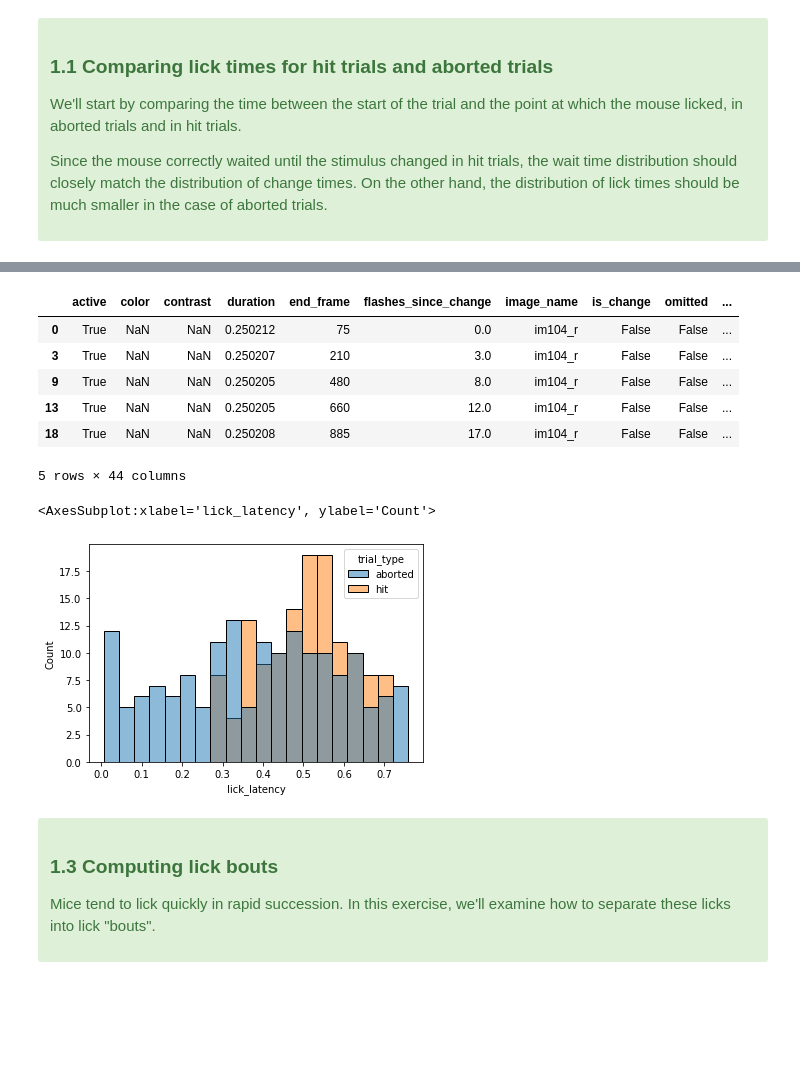
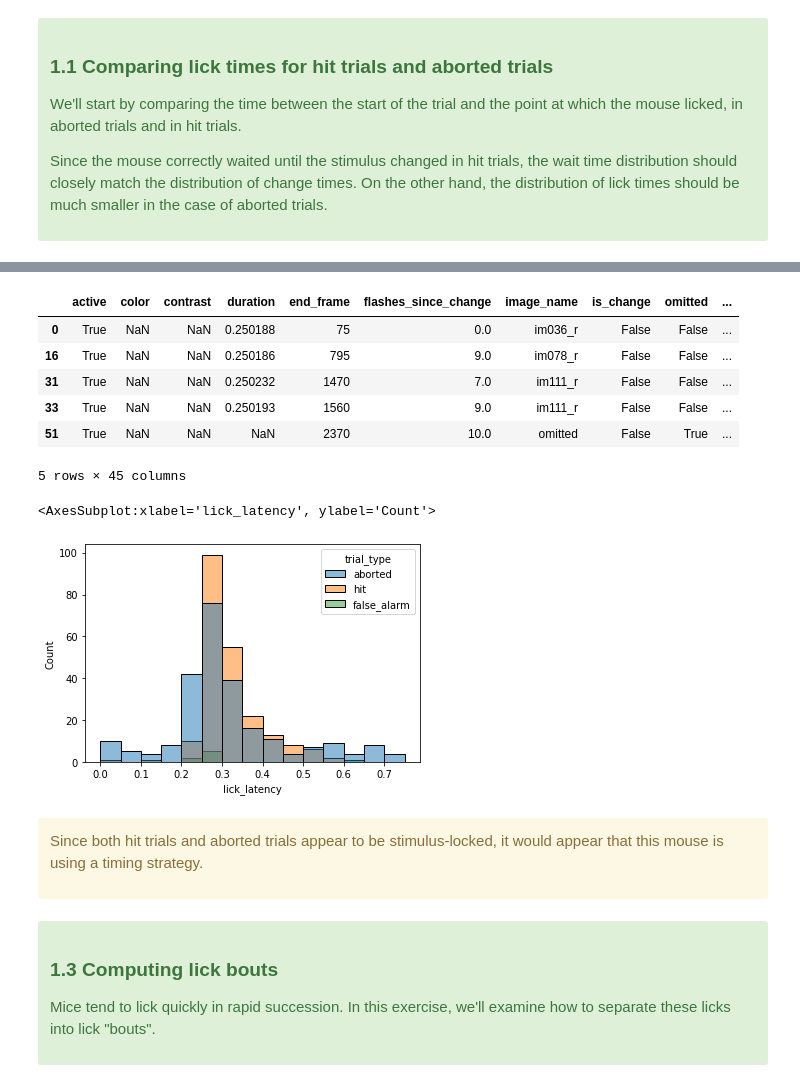
Before and after one commit to AllenInstitute/swdb_2022, a Jupyter notebook: Organizers/VBN_Exercise_solutions.ipynb, the cells around one changed output, grey strips where cells are left out. Saved outputs shown, nothing was run; the diff lists cells and outputs as text; code cells hidden in the pictures; blank space fills up the shorter version.

Commit message:
Change session used in VBN exercises; cleanup.

```diff
--- a/Organizers/VBN_Exercise_solutions.ipynb
+++ b/Organizers/VBN_Exercise_solutions.ipynb
@@ -140,0 +190,7 @@ Next, let's compare the latency between the first lick and the preceding stimulu
+# %%
+# Now that we have all the info we need, let's start by subselecting the hit, false alarm and aborted trials
+stim_pres_hit_fa_aborted = stim_pres_with_trials.query('hit == True or false_alarm == True or aborted == True')
+
+# Next, let's select the stimulus presentations that precede the lick timestamp
+stim_pres_prec_first_lick = stim_pres_hit_fa_aborted.query('start_time_stim < first_lick_time').copy()
+stim_pres_prec_first_lick.head()
@@ -141,59 +205,53 @@ Next, let's compare the latency between the first lick and the preceding stimulu
 # %%
-# We have already added time stamps of first licks to the trials table in Exercise 1.1.
-
-# For hit trials, we can use the change_time column from the trials table to determine the time at which
-# the image changed, but for aborted trials, the change never happens, so the change_time would be NaN.
-
-# To find the stimulus flash just before the lick for all trials, we'll need to look at the
-# stimulus_presentations table, and merge it with the trials table.
-stimulus_presentations['trials_id'] = np.searchsorted(trials_with_first_licks['start_time'], stimulus_presentations['start_time']) - 1
-stim_pres_with_trials = stimulus_presentations.merge(trials_with_first_licks, how='left', on='trials_id', suffixes=('_stim', '_trial'))
-# While merging, note that both the stimulus_presentations table and the trials table have columns of the same name, e.g., start_time
-# To distinguish them after merging, we use the suffixes provided to the merge function.
-# Default suffixes are ('_x', '_y'), but it's better to rename them to be more meaningful.
-
-# Now that we have all the info we need, let's start by subselecting the hit, false alarm and aborted trials
-stim_pres_hit_fa_aborted = stim_pres_with_trials.query('hit == True or false_alarm == True or aborted == True')
-
-# Next, let's select the stimulus presentations that precede the lick timestamp
-stim_pres_prec_first_lick = stim_pres_hit_fa_aborted.query('start_time_stim < timestamps').copy()
-
 # To find the stimulus presentation *just* before the lick, we can group these by trial index and select the
 # stimulus presentation with the largest stimulus presentation index.
+
 # We'll first create a new column called stim_id to contain the stimulus presentation index
 temp_df = stim_pres_prec_first_lick.reset_index().rename(columns={'index': 'stim_id'})
+
 # Then, we can perform the group-by and find the maximum stim_id in each trial
 last_stim_id_in_each_trial = temp_df[['stim_id', 'trials_id']].groupby('trials_id').agg('max')
+
 # Finally, we can choose those rows from the combined stimulus_presentation-trials-first_licks table
 # that have these stim_id's.
 stim_pres_prec_first_lick = stim_pres_prec_first_lick.loc[last_stim_id_in_each_trial['stim_id']]
+
+# Now, we can compute the latency between the first lick and the start of the preceding stimulus flash
+stim_pres_prec_first_lick['lick_latency'] = (stim_pres_prec_first_lick['first_lick_time']
+                                             - stim_pres_prec_first_lick['start_time_stim'])
 stim_pres_prec_first_lick.head()
 
-# Note: there's also an easier way to do this, using searchsorted to directly find the stimulus presentations
-# preceding the first lick in each trial.
+# Note: There's many other ways to do all this. For instance,
+# 1. We could have used searchsorted to directly find the stimulus presentations preceding the
+#    first lick in each trial.
+# 2. Or, we could have computed the lick_latency column at the start of this cell, and then
+#    grouped by trials_id to choose the rows with smallest lick latency.
 # %% [output]
 |  | active | color | contrast | duration | end_frame | flashes_since_change | image_name | is_change | omitted | ... |
-| 0 | True | NaN | NaN | 0.250212 | 75 | 0.0 | im104_r | False | False | ... |
-| 3 | True | NaN | NaN | 0.250207 | 210 | 3.0 | im104_r | False | False | ... |
-| 9 | True | NaN | NaN | 0.250205 | 480 | 8.0 | im104_r | False | False | ... |
-| 13 | True | NaN | NaN | 0.250205 | 660 | 12.0 | im104_r | False | False | ... |
-| 18 | True | NaN | NaN | 0.250208 | 885 | 17.0 | im104_r | False | False | ... |
+| 0 | True | NaN | NaN | 0.250188 | 75 | 0.0 | im036_r | False | False | ... |
+| 16 | True | NaN | NaN | 0.250186 | 795 | 9.0 | im078_r | False | False | ... |
+| 31 | True | NaN | NaN | 0.250232 | 1470 | 7.0 | im111_r | False | False | ... |
+| 33 | True | NaN | NaN | 0.250193 | 1560 | 9.0 | im111_r | False | False | ... |
+| 51 | True | NaN | NaN | NaN | 2370 | 10.0 | omitted | False | True | ... |
-5 rows × 44 columns
+5 rows × 45 columns
 # %%
-# Now, we can compute the latency between the first lick and the start of the preceding stimulus flash
-stim_pres_prec_first_lick['lick_latency'] = stim_pres_prec_first_lick['timestamps'] - stim_pres_prec_first_lick['start_time_stim']
-
 # Finally, let's pull out the relevant columns for plotting
 lick_latencies_to_plot = stim_pres_prec_first_lick[['lick_latency', 'hit', 'false_alarm', 'aborted']].copy()
 
 lick_latencies_to_plot['trial_type'] = 'hit'
 lick_latencies_to_plot.loc[lick_latencies_to_plot['false_alarm'], 'trial_type'] = 'false_alarm'
 lick_latencies_to_plot.loc[lick_latencies_to_plot['aborted'], 'trial_type'] = 'aborted'
 
-sns.histplot(lick_latencies_to_plot, x='lick_latency', hue='trial_type', bins=20)
+sns.histplot(lick_latencies_to_plot, x='lick_latency', hue='trial_type', bins=np.linspace(0, 0.75, 16))
 # %% [output]
 <AxesSubplot:xlabel='lick_latency', ylabel='Count'>
-[figure, old version]
+[figure, new version]
+# %% [markdown]
+<div class="alert alert-block alert-warning">
+
+Since both hit trials and aborted trials appear to be stimulus-locked, it would appear that this mouse is using a timing strategy.
+
+</div>
 # %% [markdown]
 <div class="alert alert-block alert-success">
 
```
Also changed, not shown: parts of 13 cells of this notebook.
